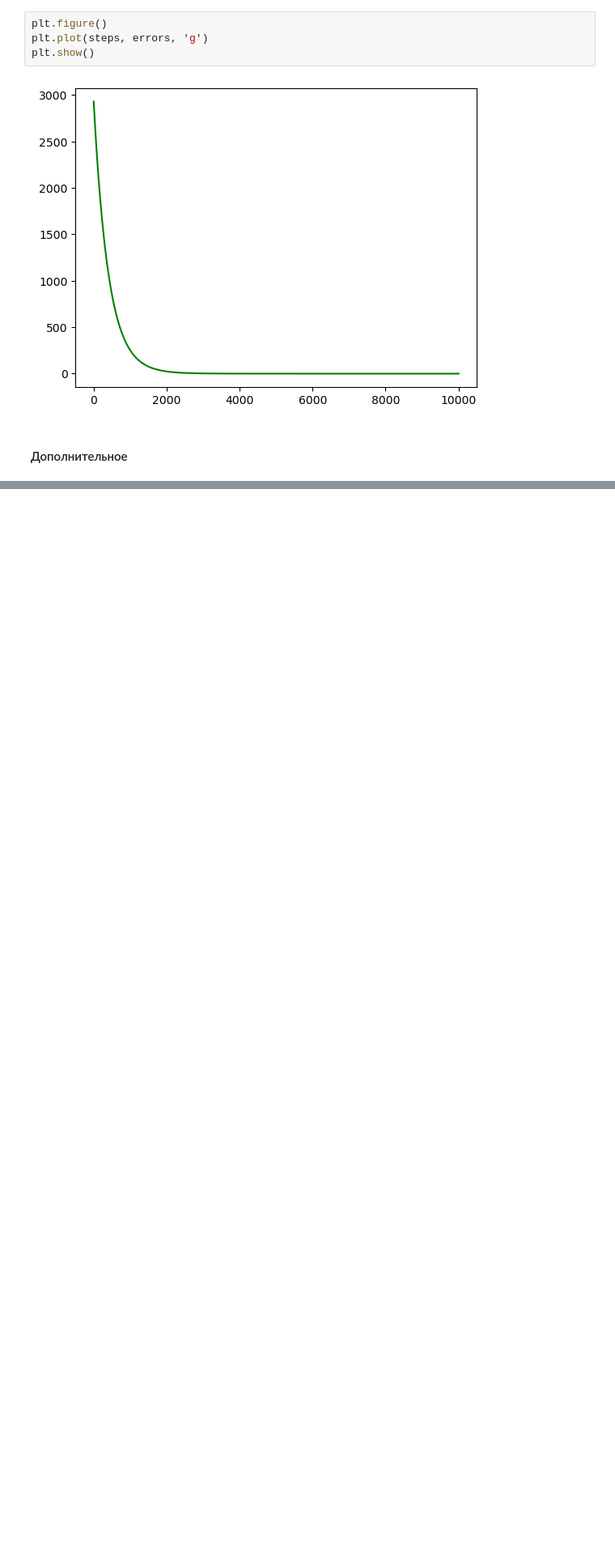
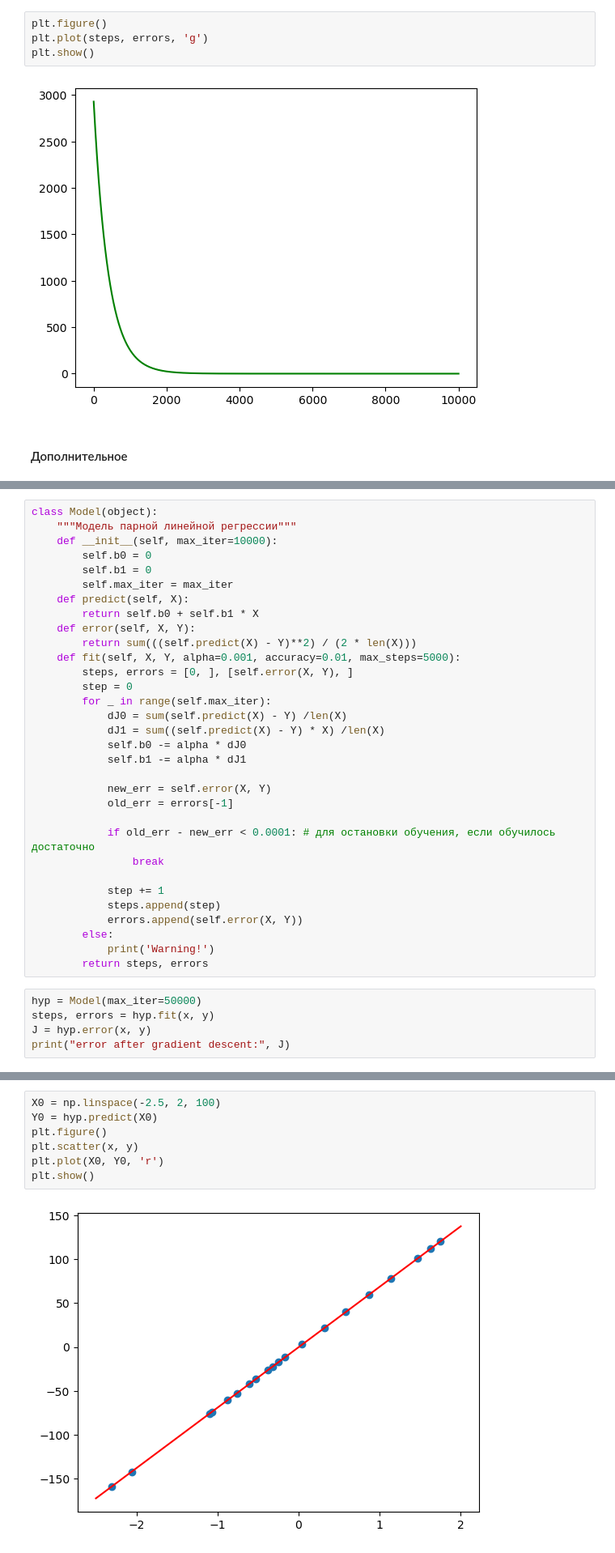
Before and after one commit to Slofya/mlkurs, a Jupyter notebook: ml11.ipynb, the cells around one changed output, grey strips where cells are left out. Shown: that part at 81% size. Drawn from its saved outputs; the diff is of its cells as text; blank space fills up the shorter version.

```diff
--- a/ml11.ipynb
+++ b/ml11.ipynb
@@ -136,0 +188,37 @@ plt.show()
+# %%
+class Model(object):
+    """Модель парной линейной регрессии"""
+    def __init__(self, max_iter=10000):
+        self.b0 = 0
+        self.b1 = 0
+        self.max_iter = max_iter
+    def predict(self, X):
+        return self.b0 + self.b1 * X
+    def error(self, X, Y):
+        return sum(((self.predict(X) - Y)**2) / (2 * len(X)))
+    def fit(self, X, Y, alpha=0.001, accuracy=0.01, max_steps=5000):
+        steps, errors = [0, ], [self.error(X, Y), ]
+        step = 0
+        for _ in range(self.max_iter):
+            dJ0 = sum(self.predict(X) - Y) /len(X)
+            dJ1 = sum((self.predict(X) - Y) * X) /len(X)
+            self.b0 -= alpha * dJ0
+            self.b1 -= alpha * dJ1
+
+            new_err = self.error(X, Y)
+            old_err = errors[-1]
+
+            if old_err - new_err < 0.0001: # для остановки обучения, если обучилось достаточно
+                break
+
+            step += 1
+            steps.append(step)
+            errors.append(self.error(X, Y))
+        else:
+            print('Warning!')
+        return steps, errors
+# %%
+hyp = Model(max_iter=50000)
+steps, errors = hyp.fit(x, y)
+J = hyp.error(x, y)
+print("error after gradient descent:", J)
@@ -136,0 +227,9 @@ plt.show()
+# %%
+X0 = np.linspace(-2.5, 2, 100)
+Y0 = hyp.predict(X0)
+plt.figure()
+plt.scatter(x, y)
+plt.plot(X0, Y0, 'r')
+plt.show()
+# %% [output]
+[figure, added]
```
Also changed, not shown: parts of 6 cells of this notebook.
